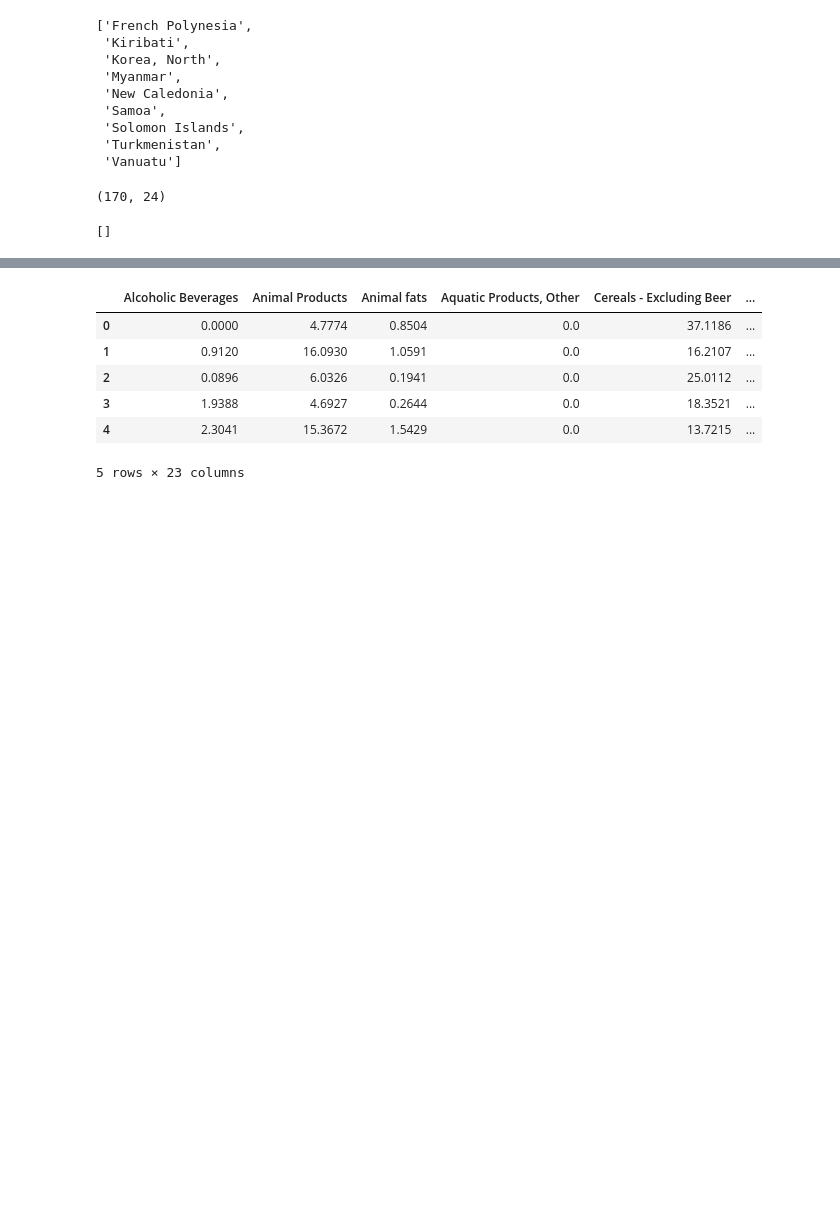
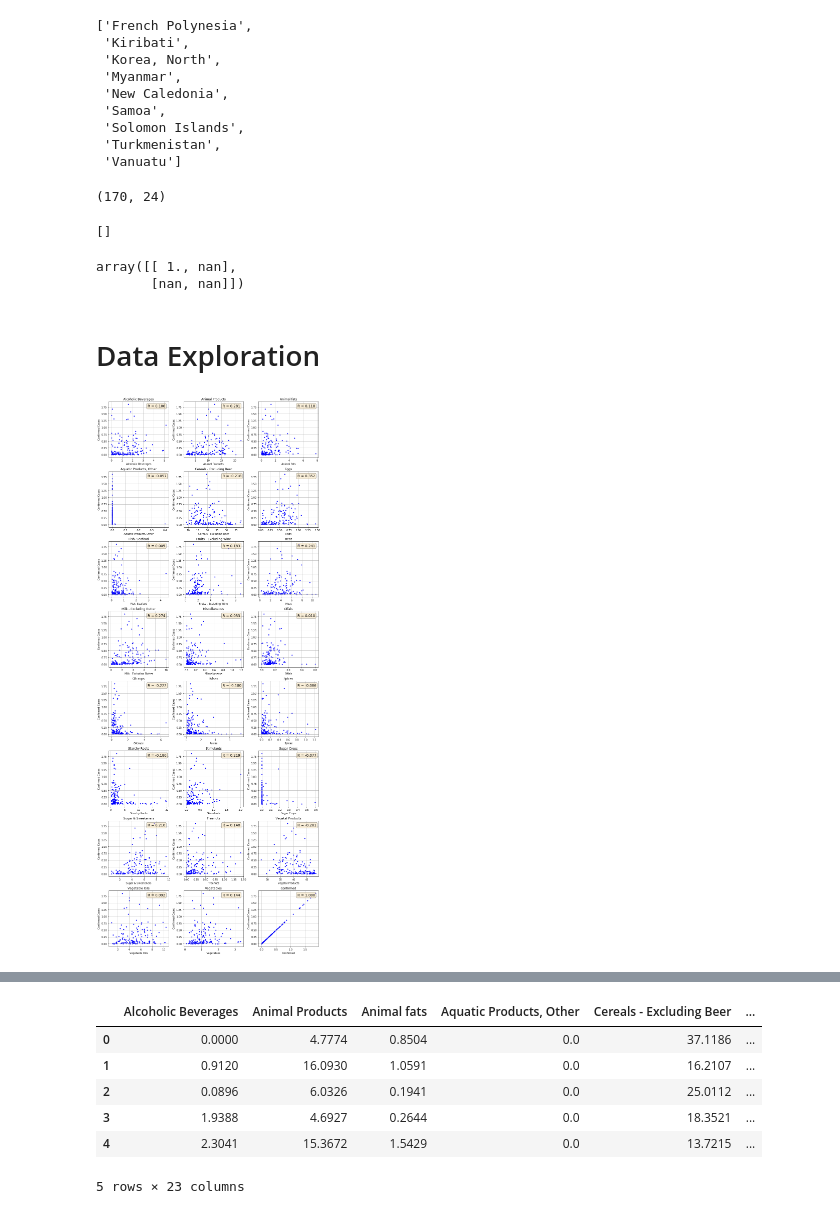
Before and after one commit to anastasia21112/web-food-covid, a Jupyter notebook: Regression Model.ipynb, the cells around one changed output, grey strips where cells are left out. Cells and saved outputs as stored; diff of their text form; code cells hidden in the pictures; blank space fills up the shorter version.

```diff
--- a/Regression Model.ipynb
+++ b/Regression Model.ipynb
@@ -121,3 +121,32 @@ data_complete[data_complete['Confirmed'].isnull()].index.tolist()
 []
 # %%
 data_complete.reset_index(drop=True, inplace=True)
+# %%
+np.corrcoef(data['Alcoholic Beverages'], data['Confirmed'])
+# %% [output]
+array([[ 1., nan],
+       [nan, nan]])
+# %% [markdown]
+# Data Exploration
+# %%
+fig, axes = plt.subplots(nrows=8, ncols=3, sharey=False, figsize=(15,40))
+plt.subplots_adjust(left=None, bottom=None, right=None, top=None, wspace=0.25, hspace=0.25)
+coeffs = []
+
+for ax, feature in zip(axes.flat, data_complete.columns):
+    ax.scatter(data_complete[feature], data_complete.Confirmed,s=10, c='b', marker="o")
+    ax.set_title(feature)
+    ax.grid(True)
+    ax.set_xlabel(feature)
+    ax.set_ylabel('Confirmed Cases')
+    corr = np.corrcoef(data_complete[feature], data_complete.Confirmed)
+    coeffs.append(corr[0][1])
+
+    # these are matplotlib.patch.Patch properties
+    props = dict(boxstyle='round', facecolor='wheat', alpha=0.5)
+
+    # place a text box in upper left in axes coords
+    ax.text(0.65, 0.95, "R = %.3f"%corr[0][1], transform=ax.transAxes, fontsize=14,
+        verticalalignment='top', bbox=props)
+# %% [output]
+[figure, added]
```
Also changed, not shown: parts of 5 cells of this notebook.
